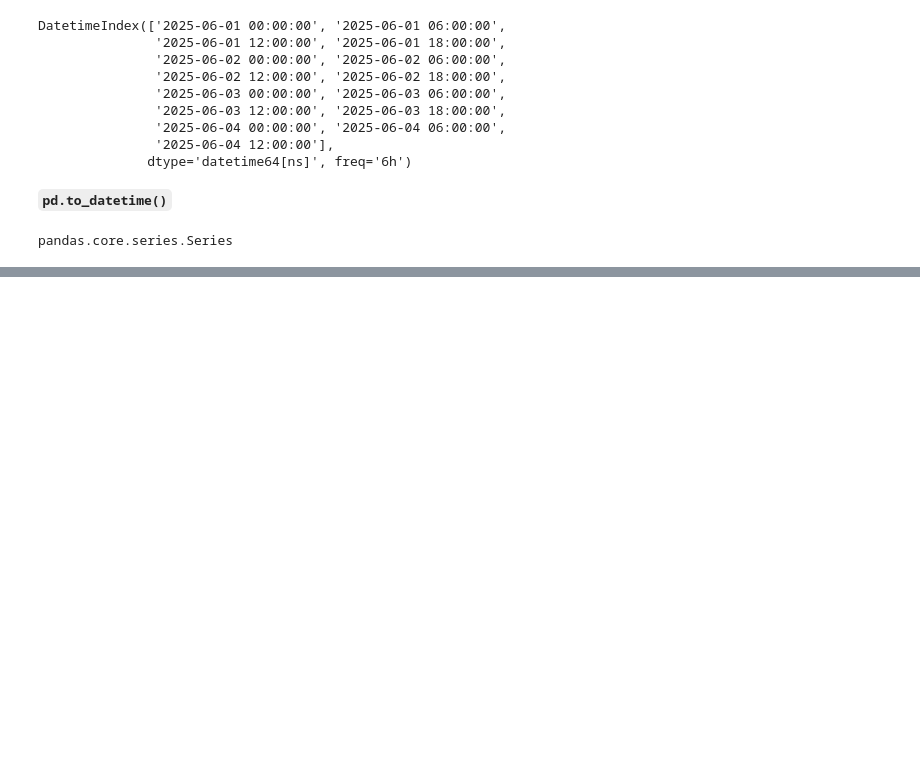
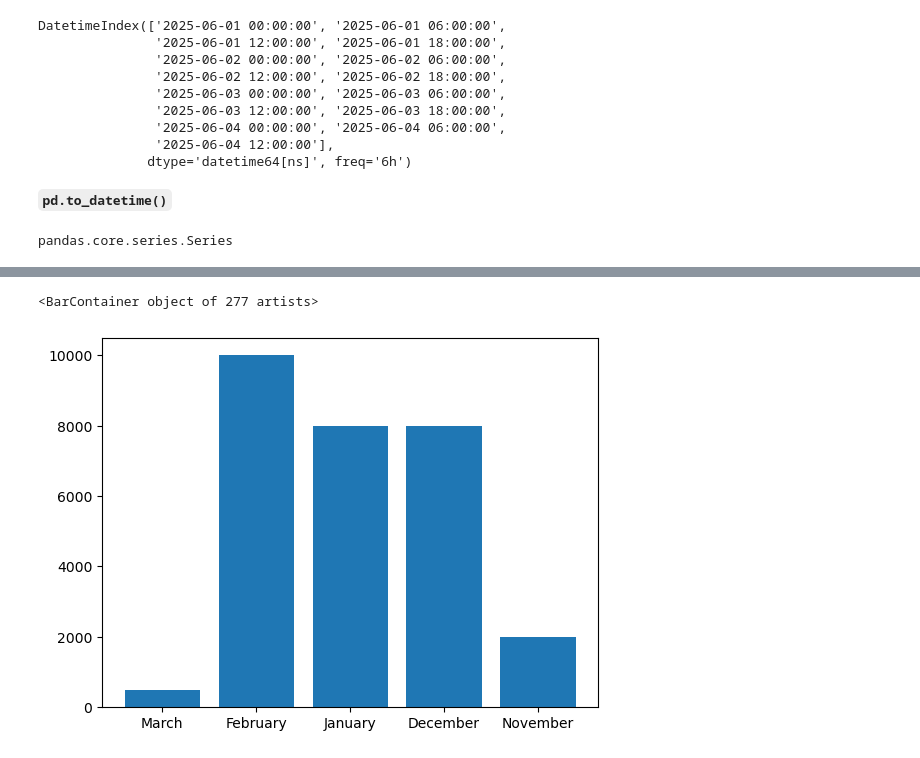
Before and after one commit to iAleeRaza/Pandas, a Jupyter notebook: datetime_pandas.ipynb, the cells around one changed output, grey strips where cells are left out. Cells and saved outputs as stored; diff of their text form; code cells hidden in the pictures; blank space fills up the shorter version.

```diff
--- a/datetime_pandas.ipynb
+++ b/datetime_pandas.ipynb
@@ -217,0 +323,5 @@ dtype: int32
+# %%
+plt.bar(df['Date'].dt.month_name(), df['Amount'])
+# %% [output]
+<BarContainer object of 277 artists>
+[figure, added]
```
Also changed, not shown: parts of 11 cells of this notebook.
